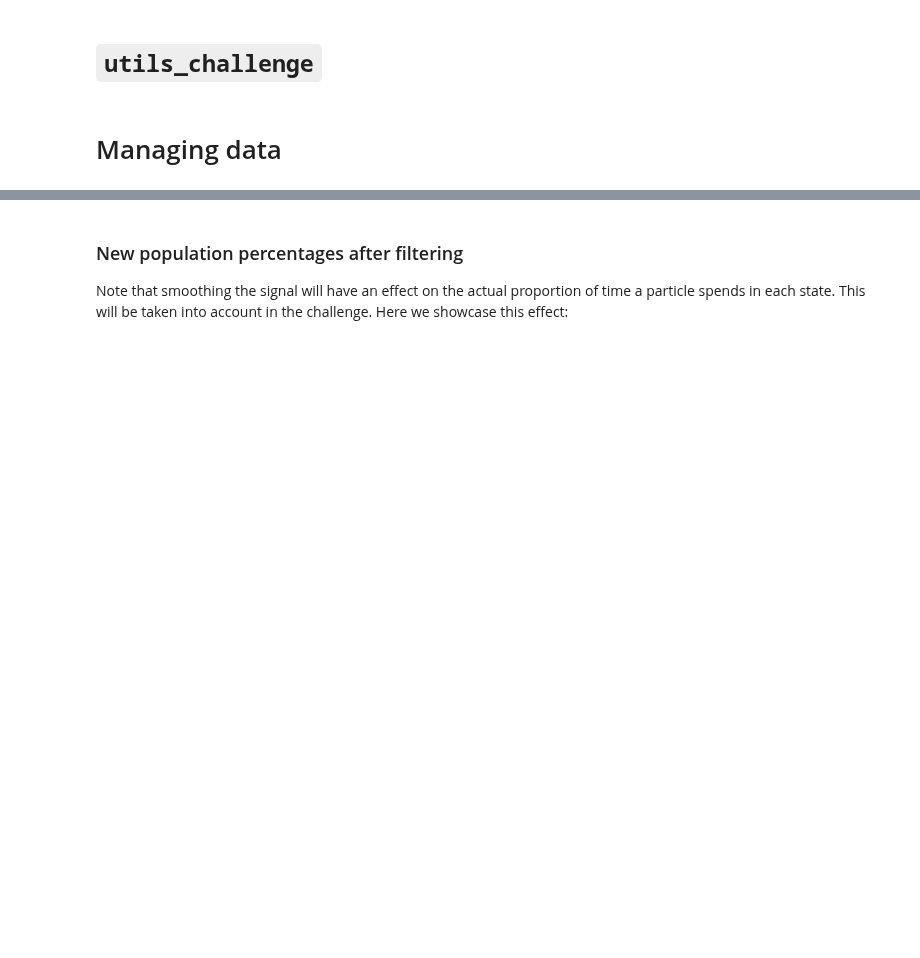
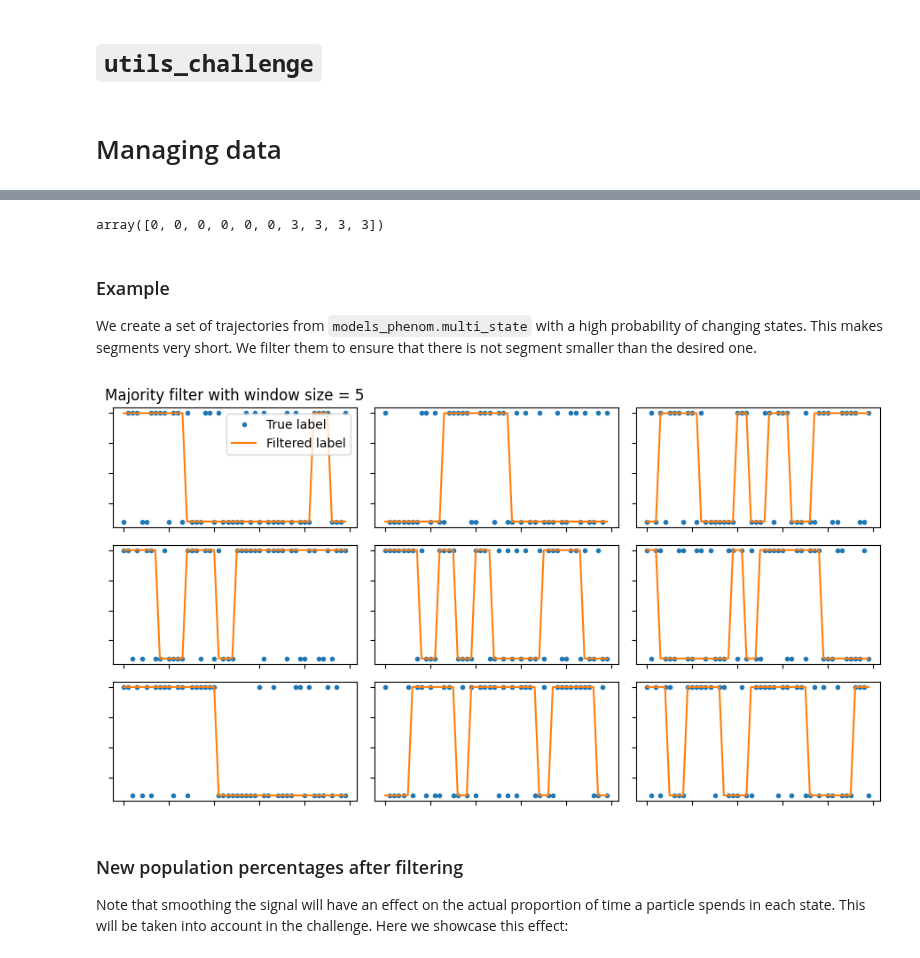
Before and after one commit to AnDiChallenge/andi_datasets, a Jupyter notebook: source_nbs/lib_nbs/utils_challenge.ipynb, the cells around one changed output, grey strips where cells are left out. Cells and saved outputs as stored; diff of their text form; code cells hidden in the pictures; blank space fills up the shorter version.

Commit message:
introduced new label_filter

```diff
--- a/source_nbs/lib_nbs/utils_challenge.ipynb
+++ b/source_nbs/lib_nbs/utils_challenge.ipynb
@@ -175,15 +22,0 @@ from andi_datasets.models_phenom import models_phenom
-# %%
-fig, axs = plt.subplots(3, 3, figsize = (9, 5), tight_layout = True)
-window_size = 5
-
-for ax in axs.flatten():
-    traj, labs = models_phenom()._multiple_state_traj(alphas = [0.7, 0.8], Ds = [0.01, 0.1])
-    filtered_d = label_filter(labs[:,1],
-                              window_size = window_size)
-
-    ax.plot(labs[:, 1], '.', label = 'True label')
-    ax.plot(filtered_d, label = r'Filtered label')
-
-axs[0,0].set_title(f'Majority filter with window size = {window_size}')
-axs[0,0].legend()
-plt.setp(axs, xticklabels = [], yticklabels = []);
@@ -191,0 +146,6 @@ plt.setp(axs, xticklabels = [], yticklabels = []);
+# %%
+#| hide
+arr = np.array([10,0,0,0,1,1,3,3,3,4])
+enforce_min_segment_length(arr, min_seg =3)
+# %% [output]
+array([0, 0, 0, 0, 0, 0, 3, 3, 3, 3])
@@ -191,0 +195,3 @@ plt.setp(axs, xticklabels = [], yticklabels = []);
+# %% [markdown]
+### Example
+We create a set of trajectories from `models_phenom.multi_state` with a high probability of changing states. This makes segments very short. We filter them to ensure that there is not segment smaller than the desired one.
@@ -192,3 +201,23 @@ plt.setp(axs, xticklabels = [], yticklabels = []);
+# %%
+fig, axs = plt.subplots(3, 3, figsize = (9, 5), tight_layout = True)
+window_size = 5
+min_seg = 3
+
+for ax in axs.flatten():
+    traj, labs = models_phenom()._multiple_state_traj(T = 50, alphas = [0.7, 0.8], Ds = [0.01, 0.1],
+                                                     M = [[0.50, 0.50], [0.5, 0.5]])
+    filtered_d = label_filter(labs[:,1],
+                              min_seg = min_seg,
+                              window_size = window_size)
+
+    ax.plot(labs[:, 1], '.', label = 'True label')
+    ax.plot(filtered_d, label = r'Filtered label')
+
+axs[0,0].set_title(f'Majority filter with window size = {window_size}')
+axs[0,0].legend()
+plt.setp(axs, xticklabels = [], yticklabels = []);
+# %% [output]
+[figure, added]
 # %% [markdown]
 ### New population percentages after filtering
 Note that smoothing the signal will have an effect on the actual proportion of time a particle spends in each state. This will be taken into account in the challenge. Here we showcase this effect:
```
Also changed, not shown: parts of 18 cells of this notebook, 2 other files.
